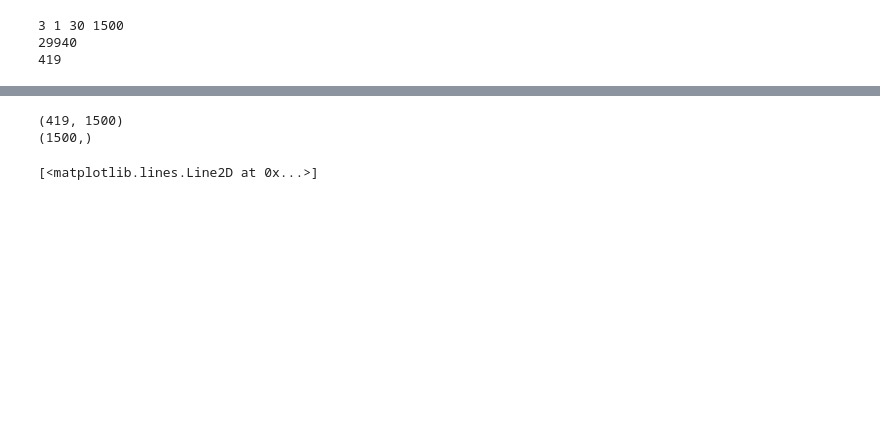
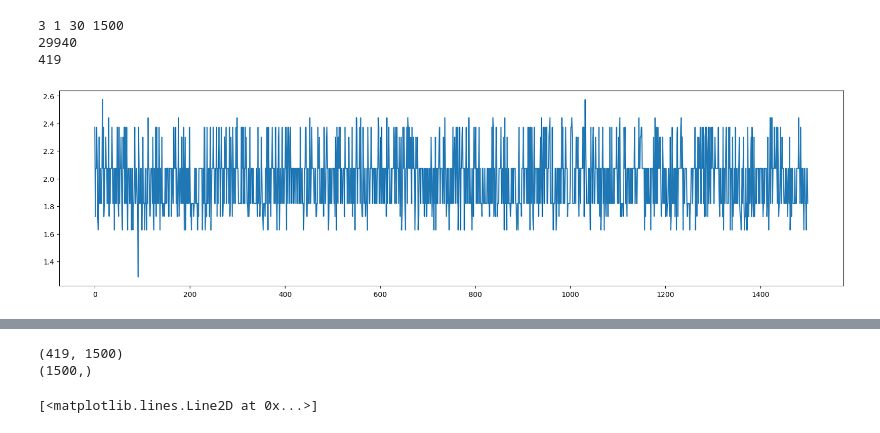
Before and after one commit to hdright/breath_detect, a Jupyter notebook: testChusai.ipynb, the cells around one changed output, grey strips where cells are left out. Saved outputs shown, nothing was run; the diff lists cells and outputs as text; code cells hidden in the pictures; blank space fills up the shorter version.

```diff
--- a/testChusai.ipynb
+++ b/testChusai.ipynb
@@ -1,7 +1,14 @@
 # %%
 import numpy as np
+from scipy.signal import find_peaks, savgol_filter
+import matplotlib.pyplot as plt
+import pandas as pd
+from hampel import hampel
+from chusai import ReadWave
 
-CSI = np.load('CSI0.npy')
+CSI = np.load('CSI_s_0.npy')
+Wave = ReadWave('/data/hdr/breath_detect/chusai_data/TestData/TestBreathWave001.txt')
+Wave = Wave[0]['Wave']
 
 (Nrx, Ntx, Nsc, Nt) = CSI.shape
 print(Nrx, Ntx, Nsc, Nt)
@@ -20,6 +27,13 @@ print(Ndft)
 breathEnd = 0.7 # 呼吸最高频率
 dftSize = int(breathEnd / resol) # DFT宽度
 print(dftSize)
+
+# CSI_hampel = np.zeros((Nrx, Ntx, Nsc, Nt), dtype=np.complex64)
+# # Perform Hampel filtering on the time domain of CSI
+# for rx in range(Nrx):
+#     for tx in range(Ntx):
+#         for sc in range(Nsc):
+#             CSI_hampel[rx][tx][sc] = hampel(CSI[rx][tx][sc], window_size=5, n_sigmas=3)
 # %% [output]
 3 1 30 1500
 29940
@@ -26,0 +43,8 @@ print(dftSize)
+# %%
+# 绘制一个子载波的CSI幅度随时间的变化
+%matplotlib inline
+plt.figure(figsize=(20, 5))
+plt.plot(np.abs(CSI[0, 0, 0, :]))
+plt.show()
+# %% [output]
+[figure, added]
```
Also changed, not shown: parts of 12 cells of this notebook, 6 other files.
